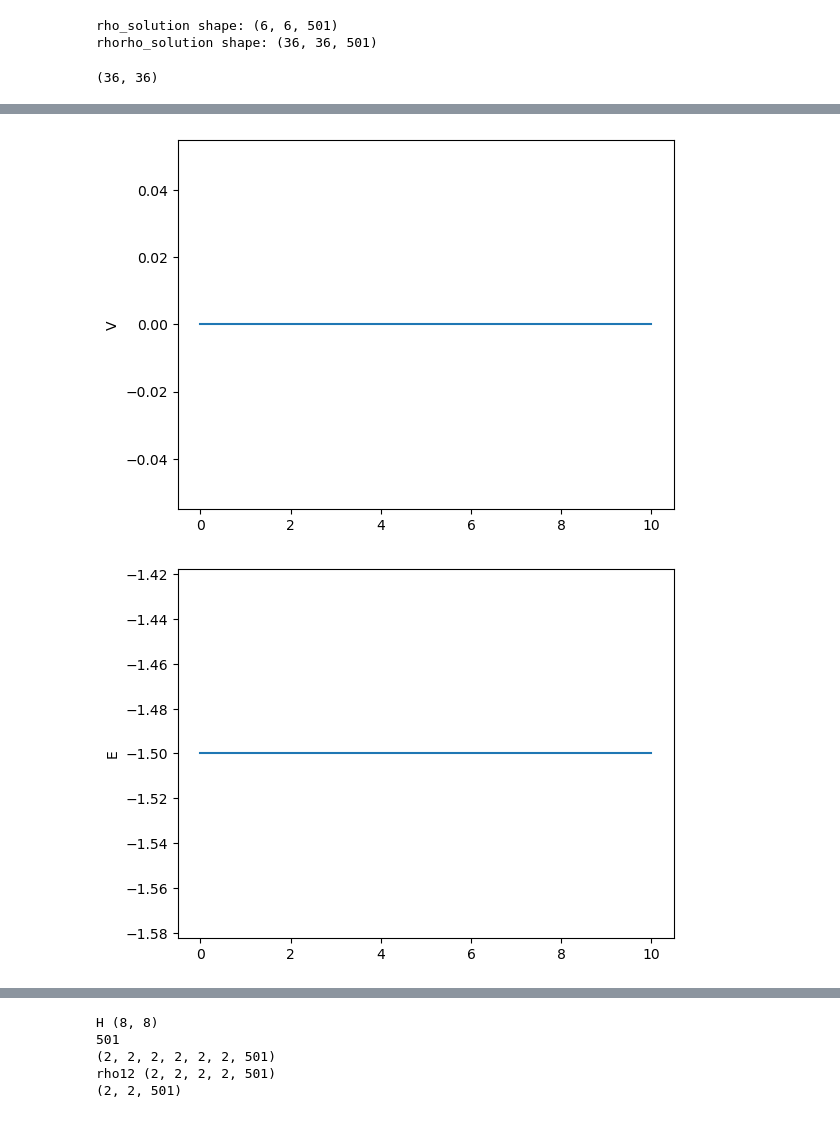
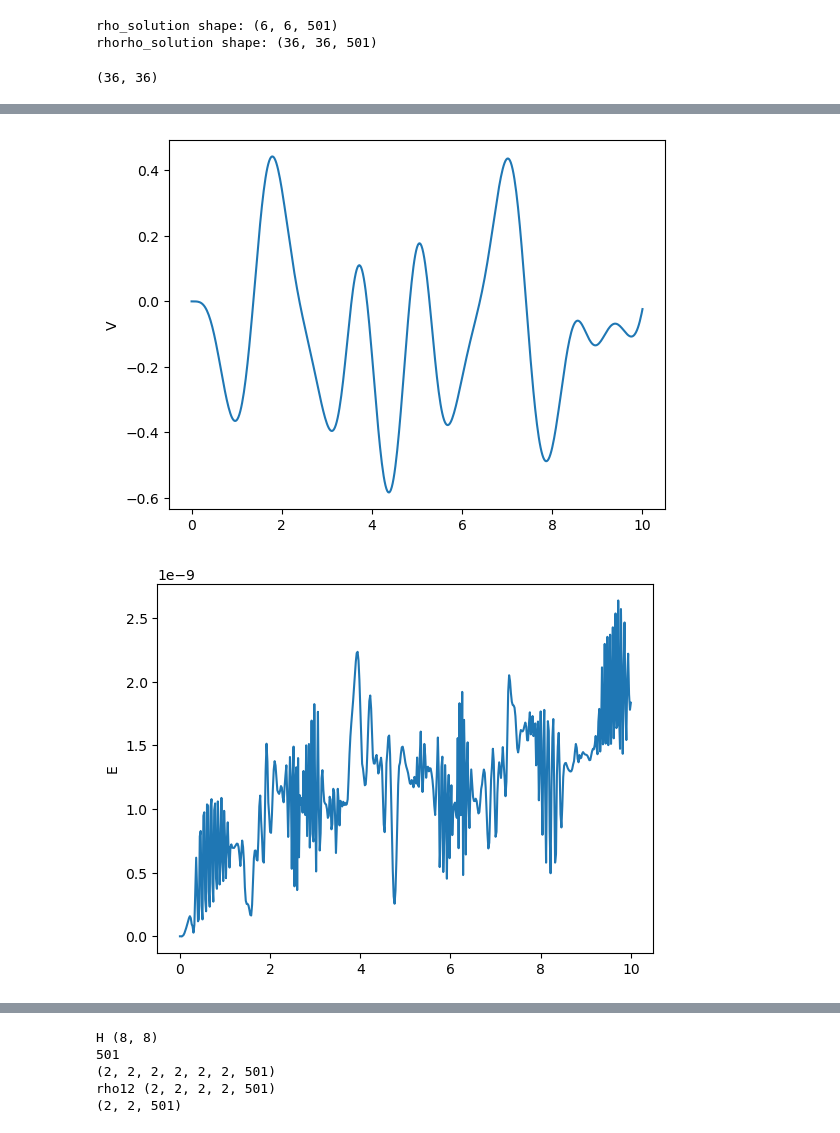
Before and after one commit to annabirke/Honours_entangle_magic, a Jupyter notebook: TDDM_6August.ipynb, the cells around one changed output, grey strips where cells are left out. Drawn from its saved outputs; the diff is of its cells as text; code cells hidden in the pictures.

Commit message:
more on TDDM and exact solution Lipkin

```diff
--- a/TDDM_6August.ipynb
+++ b/TDDM_6August.ipynb
@@ -44,7 +44,7 @@ def v():
         for j in range(-P,P):
             if (i >= 0) == (j >= 0): # only when i and j are both the same sign, eg if false == false and if true == true
                 v[i+P, j+P, -i-1+P, -j-1+P] = -V/2
-    v = v.reshape(2*P*2*P,2*P*2*P)
+    v = v.reshape(4*P**2,4*P**2)
     return v
 
 def TDHF(t,y):
@@ -54,7 +54,7 @@ def TDHF(t,y):
     h0 = np.zeros((2*P,2*P),dtype=complex)
     for i in range(-P,P):
         if i==0:
-            h0[i+P,i+P] = eps/2 * 1
+            h0[i+P,i+P] = eps/2 * 1 # this is positive but sign(0)=0
         else:
             h0[i+P,i+P] = eps/2 * np.sign(i)
 
@@ -141,7 +141,7 @@ def TDDM(t,y):
     h0 = np.zeros((2*P,2*P),dtype=complex)
     for i in range(-P,P):
         if i==0:
-            h0[i+P,i+P] = eps/2 * 1
+            h0[i+P,i+P] = eps/2 * 1 # this is 'positive' but sign(0)=0
         else:
             h0[i+P,i+P] = eps/2 * np.sign(i)
 
@@ -487,27 +541,28 @@ And now we integrate
 """
 
 t_list = np.linspace(0.0,10.0,501)
-soln = solve_ivp(
+soln_tdhf = solve_ivp(
     fun=TDHF,
     t_span = (t_list[0],t_list[-1]),
     y0 = y0,
     t_eval = t_list,
-    method = "BDF", # got same result with BDF and DOP853, crashes at same spot
+    method = "RK45", # BDF  DOP853
     rtol=1e-9,
     atol=1e-11,
 )
 
-if not soln.success:
+if not soln_tdhf.success:
     raise RuntimeError(
-        f"Integration failed: {soln.message}"
+        f"Integration failed: {soln_tdhf.message}"
     )
 # %%
-rho_soln = soln.y.reshape(2*P,2*P,len(soln.t))
-rhorho_soln = np.einsum("abt,cdt->acbdt", rho_soln, rho_soln)
-rhorho_soln = rhorho_soln.reshape(4*P**2,4*P**2,len(soln.t))
+rho_soln_tdhf = soln_tdhf.y.reshape(2*P,2*P,len(soln_tdhf.t))
+rhorho_soln_tdhf = ( np.einsum("abt,cdt->acbdt", rho_soln_tdhf, rho_soln_tdhf)
+                    - np.einsum("abt,cdt->acdbt", rho_soln_tdhf, rho_soln_tdhf) )
+rhorho_soln_tdhf = rhorho_soln_tdhf.reshape(4*P**2,4*P**2,len(soln_tdhf.t))
 
-print("rho_solution shape:", rho_soln.shape)
-print("rhorho_solution shape:", rhorho_soln.shape)
+print("rho_solution shape:", rho_soln_tdhf.shape)
+print("rhorho_solution shape:", rhorho_soln_tdhf.shape)
 # %% [output]
 rho_solution shape: (6, 6, 501)
 rhorho_solution shape: (36, 36, 501)
@@ -519,20 +574,20 @@ Check energy conservation
 print(v().shape)
 
 # kinetic first (1body)
-Ttot = np.trace( np.einsum("ijt,jk->ikt",rho_soln,h0()), axis1=0, axis2=1)
+Ttot = np.trace( np.einsum("ijt,jk->ikt",rho_soln_tdhf,h0()), axis1=0, axis2=1)
 # now potential (2body)
-Vtot = 0.5*np.trace( np.einsum("ijt,jk->ikt",rhorho_soln,v()), axis1=0, axis2=1)
+Vtot = 0.5*np.trace( np.einsum("ijt,jk->ikt",rhorho_soln_tdhf,v()), axis1=0, axis2=1)
 # print(f'V: {V[0].real:.3f},{V[100].real:.3f},{V[200].real:.3f}')
 Etot = Ttot + Vtot
 
-plt.plot(soln.t,Ttot)
+plt.plot(soln_tdhf.t,Ttot)
 plt.ylabel('T')
 plt.show()
-plt.plot(soln.t,Vtot)
+plt.plot(soln_tdhf.t,Vtot)
 plt.ylabel('V')
 plt.show()
 
-plt.plot(soln.t,Etot)
+plt.plot(soln_tdhf.t,Etot)
 plt.ylabel('E')
 plt.show()
 # %% [output]
@@ -541,5 +596,5 @@ plt.show()
-[figure, old version]
+[figure, new version]
-[figure, old version]
+[figure, new version]
 # %%
 """
 Check number of particles in the bottom
```
Also changed, not shown: parts of 8 cells of this notebook.
